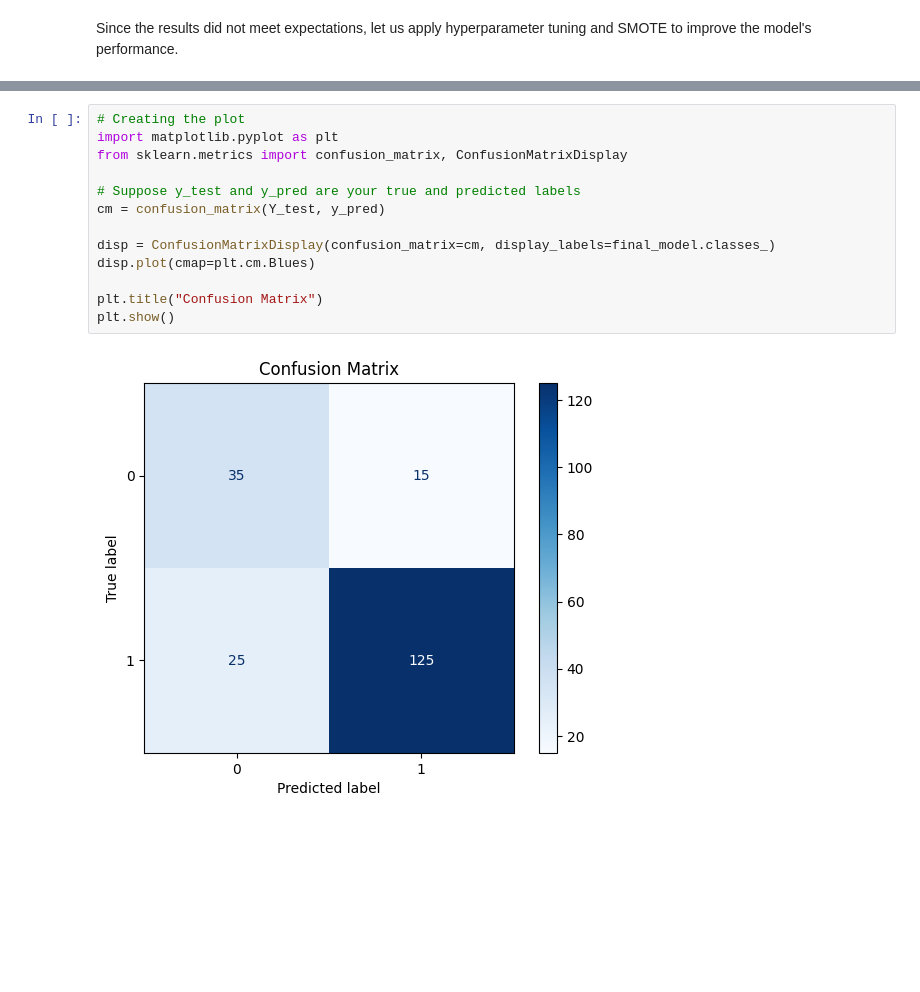
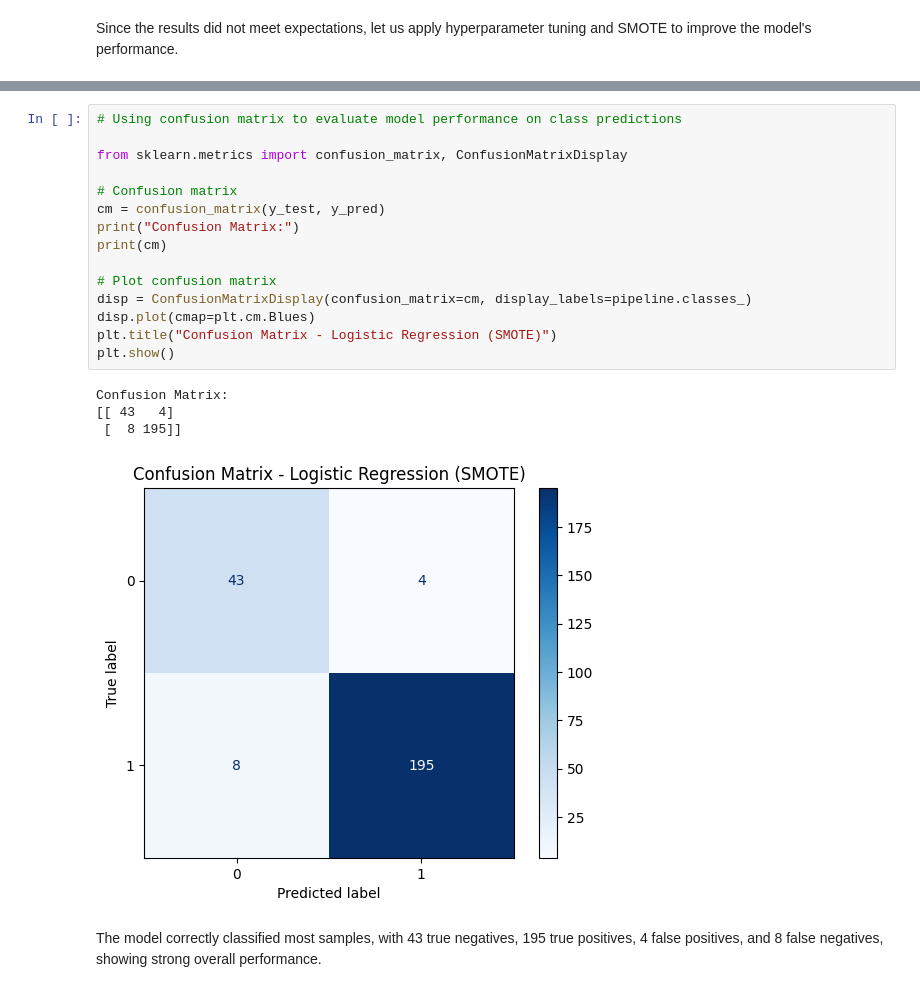
Before and after one commit to deepa-subbiah/ML-Project-Credit-Analysis-, a Jupyter notebook: ML_model_credit_analysis.ipynb, the cells around one changed output, grey strips where cells are left out. Saved outputs shown, nothing was run; the diff lists cells and outputs as text; blank space fills up the shorter version.

Commit message:
Add updates to ML_model_credit_analysis and add pipeline pickle file

```diff
--- a/ML_model_credit_analysis.ipynb
+++ b/ML_model_credit_analysis.ipynb
@@ -142,16 +355,23 @@ weighted avg       0.82      0.80      0.81       200
 # %%
-# Creating the plot
-import matplotlib.pyplot as plt
+# Using confusion matrix to evaluate model performance on class predictions
+
 from sklearn.metrics import confusion_matrix, ConfusionMatrixDisplay
 
-# Suppose y_test and y_pred are your true and predicted labels
-cm = confusion_matrix(Y_test, y_pred)
+# Confusion matrix
+cm = confusion_matrix(y_test, y_pred)
+print("Confusion Matrix:")
+print(cm)
 
-disp = ConfusionMatrixDisplay(confusion_matrix=cm, display_labels=final_model.classes_)
+# Plot confusion matrix
+disp = ConfusionMatrixDisplay(confusion_matrix=cm, display_labels=pipeline.classes_)
 disp.plot(cmap=plt.cm.Blues)
-
-plt.title("Confusion Matrix")
+plt.title("Confusion Matrix - Logistic Regression (SMOTE)")
 plt.show()
 # %% [output]
+Confusion Matrix:
+[[ 43   4]
+ [  8 195]]
-[figure, old version]
+[figure, new version]
+# %% [markdown]
+The model correctly classified most samples, with 43 true negatives, 195 true positives, 4 false positives, and 8 false negatives, showing strong overall performance.
 # %% [markdown]
```
Also changed, not shown: parts of 27 cells of this notebook, 1 other file.
